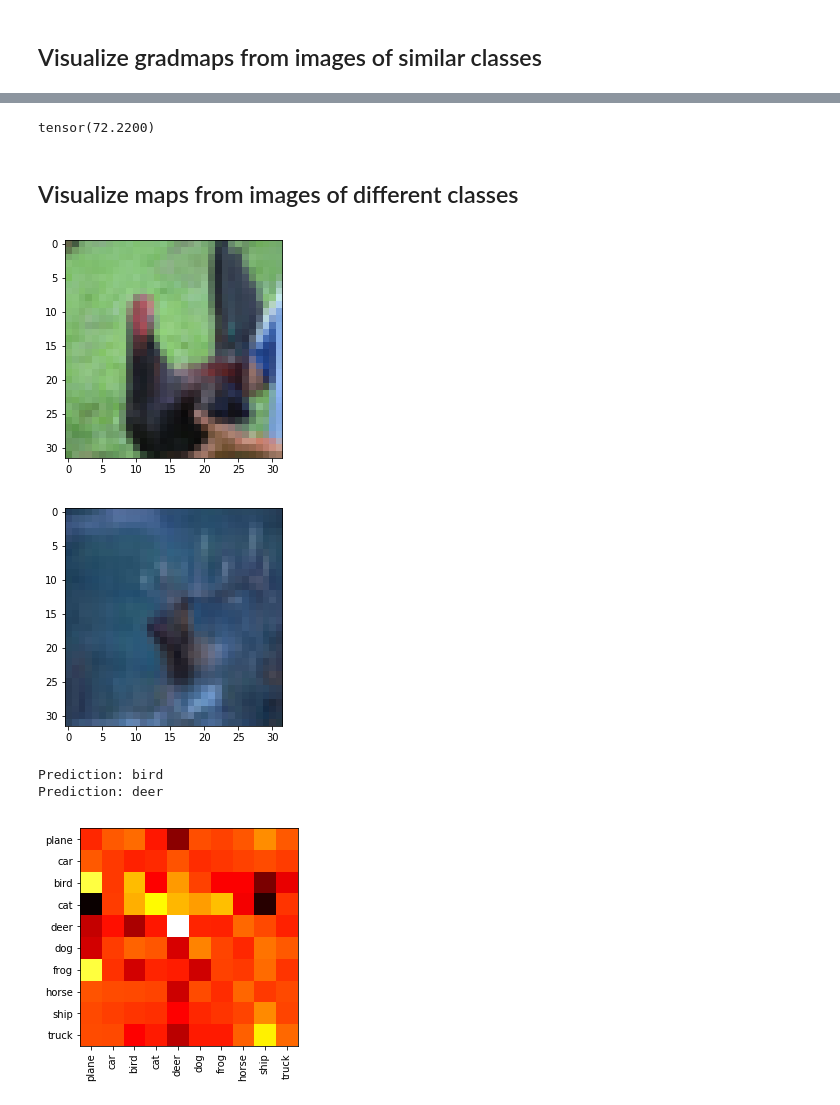
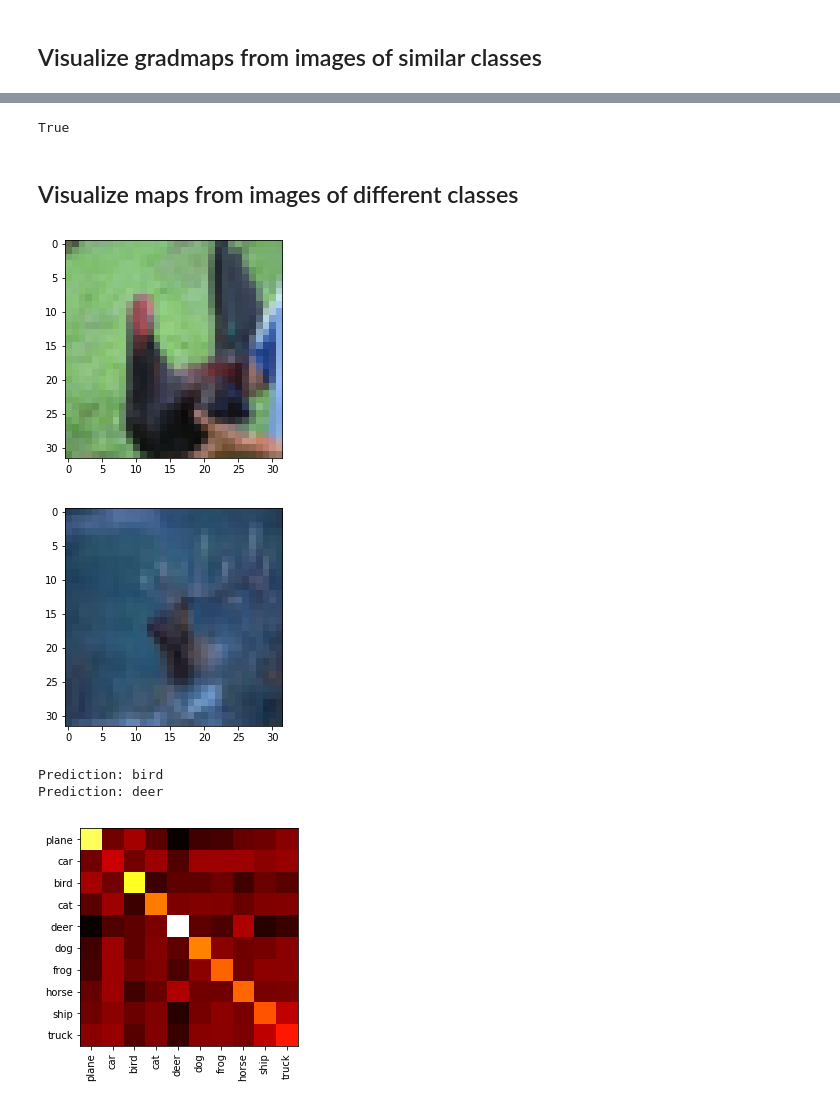
Before and after one commit to shashank3959/Network-Similarity, a Jupyter notebook: visualize-gradmatrix.ipynb, the cells around one changed output, grey strips where cells are left out. Cells and saved outputs as stored; diff of their text form; code cells hidden in the pictures.

Commit message:
Visualize grad matrix: Change weight layer
Use layer 4 conv 2 in ResNet-18 as originally planned.

```diff
--- a/visualize-gradmatrix.ipynb
+++ b/visualize-gradmatrix.ipynb
@@ -191,7 +191,7 @@ def get_grad_matrix(net, x, grads_matrix):
 
         # Alternatively, use the standard .backward()
         y[0, i].backward(retain_graph=True)
-        grads_matrix[i] = net.layer3[1].conv1.weight.grad.flatten()
+        grads_matrix[i] = net.layer4[1].conv2.weight.grad.flatten()
         net.zero_grad() # This will make sure grads do not accumulate
 
 
@@ -272,8 +272,10 @@ Prediction: frog
 classes_dict = {'plane':0, 'car':1, 'bird':2, 'cat':3, 'deer':4, 'dog':5, 'frog':6, 'horse':7, 'ship':8, 'truck':9}
 
 sim_mat[classes_dict[test_class], classes_dict[test_class]]
+
+check_symmetric(sim_mat.numpy())
 # %% [output]
-tensor(72.2200)
+True
 # %% [markdown]
 ## Visualize maps from images of different classes
 # %%
@@ -289,35 +291,35 @@ img_2_pos = [i for i, n in enumerate(occurence_test_class) if n == 1][0]
 
 # show two images from given classes class
 imshow(images[img_1_pos])
 imshow(images[img_2_pos])
 
 # Set to eval mode
 net.eval()
 
 x1 = images[img_1_pos].to(device).unsqueeze(0) # Adding an extra batch dimension with unsqueeze
 x2 = images[img_2_pos].to(device).unsqueeze(0)
 
 # Modify the size depending the which layer weights we are using
 num_weights = 512*512*3*3
-num_weights = 589824
+# num_weights = 589824
 grads_x1 = torch.zeros([len(classes), num_weights])
 grads_x2 = torch.zeros([len(classes), num_weights])
 
 get_grad_matrix(net, x1, grads_x1)
 get_grad_matrix(net, x2, grads_x2)
 
 diff_mat = gen_heatmap(grads_x1, grads_x2)
 
 # print(grads_x1.sum(dim=1))
 # print(grads_x2.sum(dim=1))
 
 # classes = ('plane', 'car', 'bird', 'cat', 'deer', 'dog', 'frog', 'horse', 'ship', 'truck')
 # %% [output]
 [figure]
 [figure]
 Prediction: bird
 Prediction: deer
-[figure, old version]
+[figure, new version]
 # %%
 classes_dict = {'plane':0, 'car':1, 'bird':2, 'cat':3, 'deer':4, 'dog':5, 'frog':6, 'horse':7, 'ship':8, 'truck':9}
 # i: GT label of Xi
```
Also changed, not shown: parts of 3 cells of this notebook.
